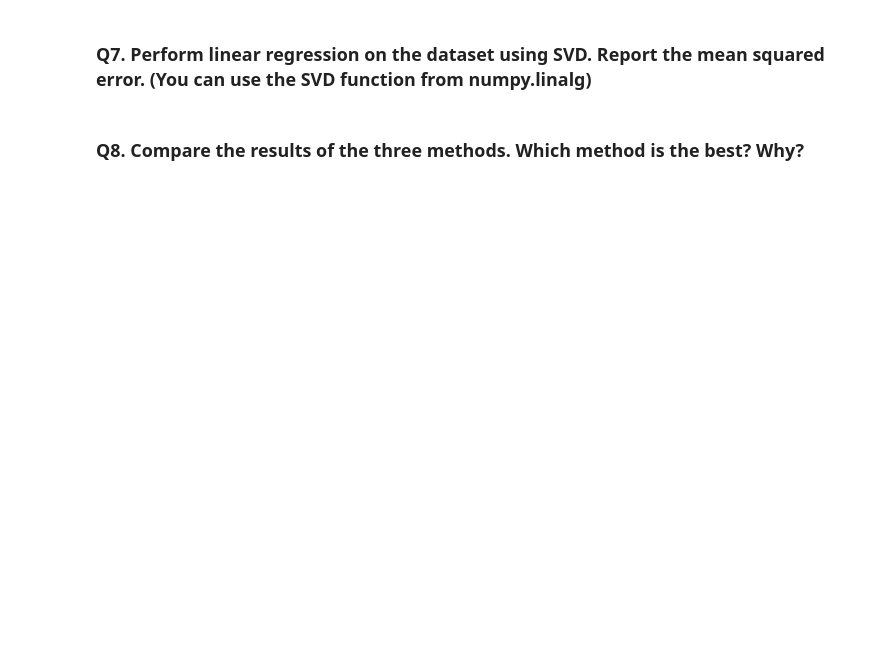
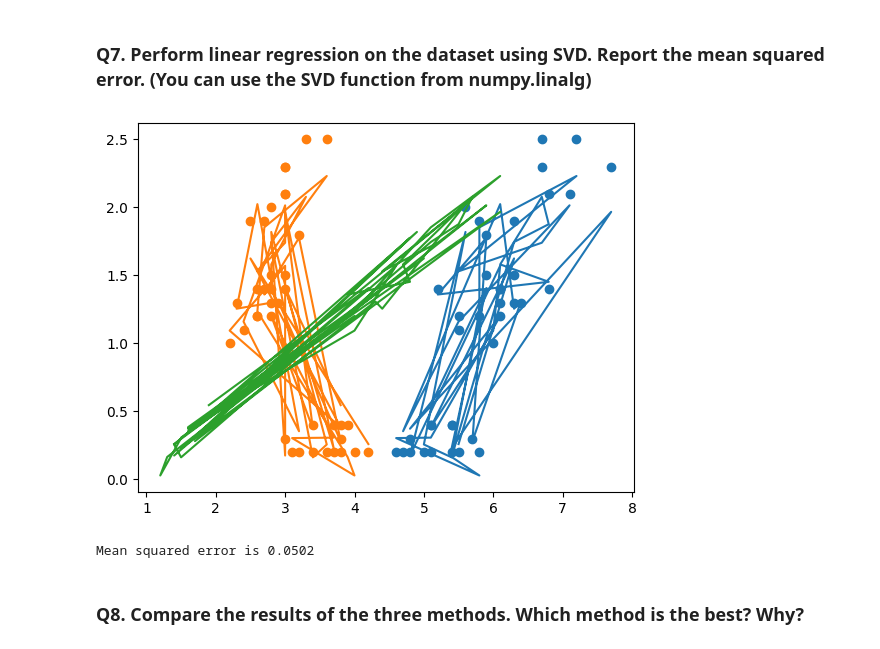
Before and after one commit to PraneethJain/Linear-Algebra, a Jupyter notebook: 2022101093_Q1.ipynb, the cells around one changed output. Saved outputs shown, nothing was run; the diff lists cells and outputs as text; code cells hidden in the pictures; blank space fills up the shorter version.

```diff
--- a/2022101093_Q1.ipynb
+++ b/2022101093_Q1.ipynb
@@ -154,4 +164,14 @@ Mean squared error is 0.0369
 # %% [markdown]
 ### Q7. Perform linear regression on the dataset using SVD. Report the mean squared error. (You can use the SVD function from numpy.linalg)
+# %%
+U, D, V_T = np.linalg.svd(X_train)
+z = np.hstack((np.linalg.inv(np.diag(D)), np.zeros((3, 109))))
+pseudo_inverse = np.dot(V_T.T, np.dot(z, U.T))
+betas = pseudo_inverse.dot(y_train)
+
+predict(betas)
+# %% [output]
+[figure, added]
+Mean squared error is 0.0502
 # %% [markdown]
 ### Q8. Compare the results of the three methods. Which method is the best? Why?
```
Also changed, not shown: parts of 6 cells of this notebook.
